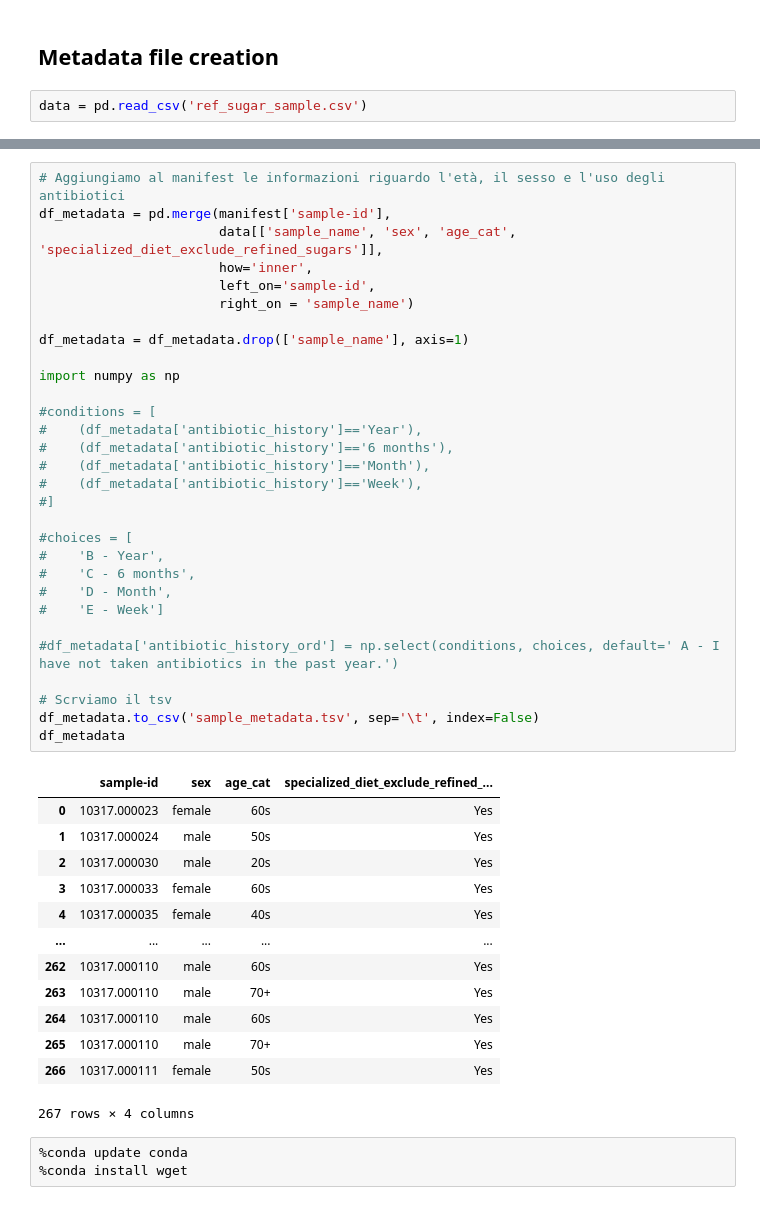
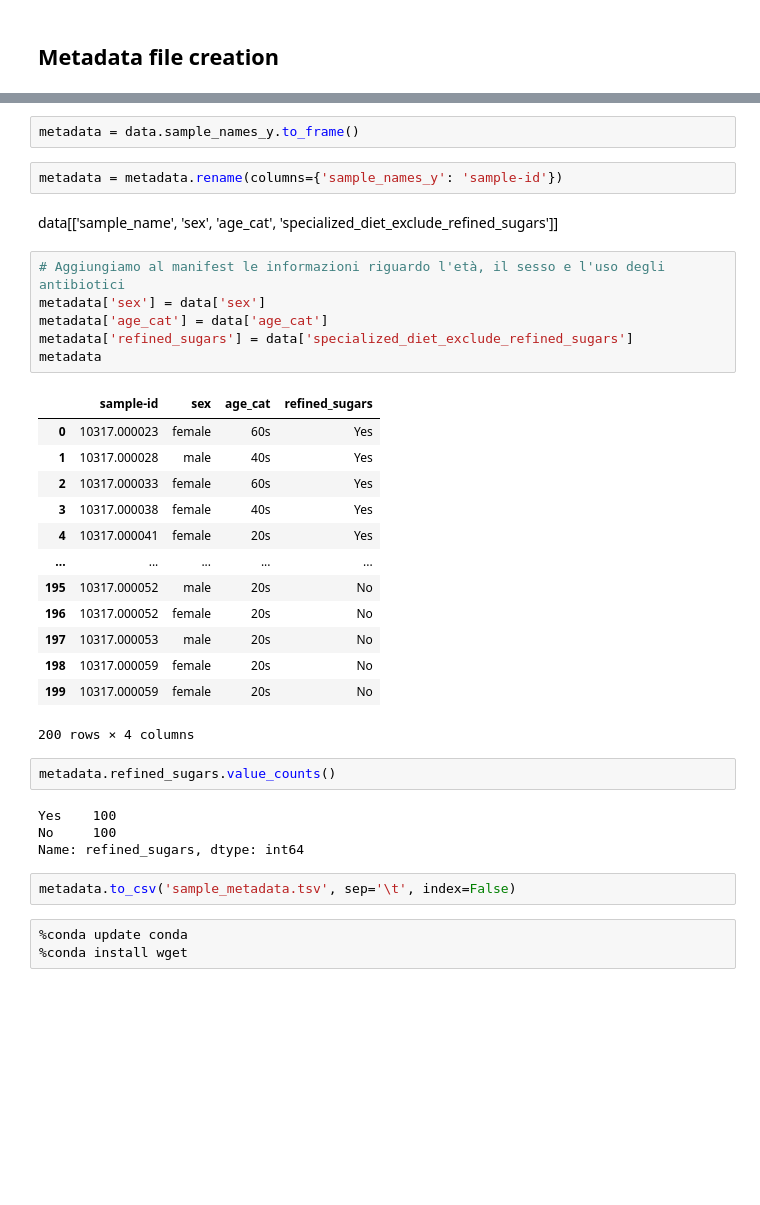
Before and after one commit to grusso98/gut-microbiota-diet, a Jupyter notebook: fastq-analysis.ipynb, the cells around one changed output, grey strips where cells are left out. Drawn from its saved outputs; the diff is of its cells as text; blank space fills up the shorter version.

```diff
--- a/fastq-analysis.ipynb
+++ b/fastq-analysis.ipynb
@@ -78,4 +54,2 @@ manifest
 # %% [markdown]
 ## Metadata file creation
-# %%
-data = pd.read_csv('ref_sugar_sample.csv')
@@ -84,47 +56,37 @@ sample_name,age_years,age_cat,sex,specialized_diet_exclude_dairy,specialized_die
-# %%
-# Aggiungiamo al manifest le informazioni riguardo l'età, il sesso e l'uso degli antibiotici
-df_metadata = pd.merge(manifest['sample-id'],
-                       data[['sample_name', 'sex', 'age_cat', 'specialized_diet_exclude_refined_sugars']],
-                       how='inner',
-                       left_on='sample-id',
-                       right_on = 'sample_name')
-
-df_metadata = df_metadata.drop(['sample_name'], axis=1)
-
-import numpy as np
-
-#conditions = [
-#    (df_metadata['antibiotic_history']=='Year'),
-#    (df_metadata['antibiotic_history']=='6 months'),
-#    (df_metadata['antibiotic_history']=='Month'),
-#    (df_metadata['antibiotic_history']=='Week'),
-#]
-
-#choices = [
-#    'B - Year',
-#    'C - 6 months',
-#    'D - Month',
-#    'E - Week']
-
-#df_metadata['antibiotic_history_ord'] = np.select(conditions, choices, default=' A - I have not taken antibiotics in the past year.')
-
-# Scrviamo il tsv
-df_metadata.to_csv('sample_metadata.tsv', sep='\t', index=False)
-df_metadata
-# %% [output]
-|  | sample-id | sex | age_cat | specialized_diet_exclude_refined_... |
-| 0 | 10317.000023 | female | 60s | Yes |
-| 1 | 10317.000024 | male | 50s | Yes |
-| 2 | 10317.000030 | male | 20s | Yes |
-| 3 | 10317.000033 | female | 60s | Yes |
-| 4 | 10317.000035 | female | 40s | Yes |
-| ... | ... | ... | ... | ... |
-| 262 | 10317.000110 | male | 60s | Yes |
-| 263 | 10317.000110 | male | 70+ | Yes |
-| 264 | 10317.000110 | male | 60s | Yes |
-| 265 | 10317.000110 | male | 70+ | Yes |
-| 266 | 10317.000111 | female | 50s | Yes |
-267 rows × 4 columns
+# %%
+metadata = data.sample_names_y.to_frame()
+# %%
+metadata = metadata.rename(columns={'sample_names_y': 'sample-id'})
+# %% [markdown]
+data[['sample_name', 'sex', 'age_cat', 'specialized_diet_exclude_refined_sugars']]
+# %%
+# Aggiungiamo al manifest le informazioni riguardo l'età, il sesso e l'uso degli antibiotici
+metadata['sex'] = data['sex']
+metadata['age_cat'] = data['age_cat']
+metadata['refined_sugars'] = data['specialized_diet_exclude_refined_sugars']
+metadata
+# %% [output]
+|  | sample-id | sex | age_cat | refined_sugars |
+| 0 | 10317.000023 | female | 60s | Yes |
+| 1 | 10317.000028 | male | 40s | Yes |
+| 2 | 10317.000033 | female | 60s | Yes |
+| 3 | 10317.000038 | female | 40s | Yes |
+| 4 | 10317.000041 | female | 20s | Yes |
+| ... | ... | ... | ... | ... |
+| 195 | 10317.000052 | male | 20s | No |
+| 196 | 10317.000052 | female | 20s | No |
+| 197 | 10317.000053 | male | 20s | No |
+| 198 | 10317.000059 | female | 20s | No |
+| 199 | 10317.000059 | female | 20s | No |
+200 rows × 4 columns
+# %%
+metadata.refined_sugars.value_counts()
+# %% [output]
+Yes    100
+No     100
+Name: refined_sugars, dtype: int64
+# %%
+metadata.to_csv('sample_metadata.tsv', sep='\t', index=False)
 # %%
 %conda update conda
 %conda install wget
```
Also changed, not shown: parts of 21 cells of this notebook, 2 other files.
